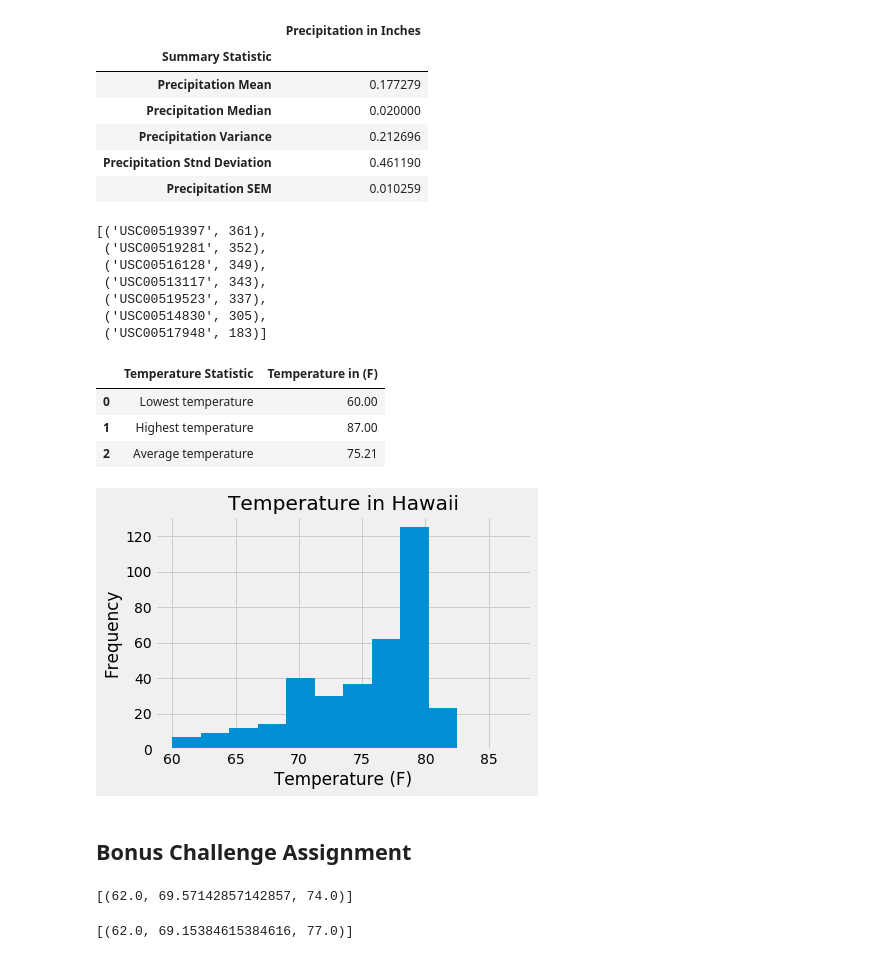
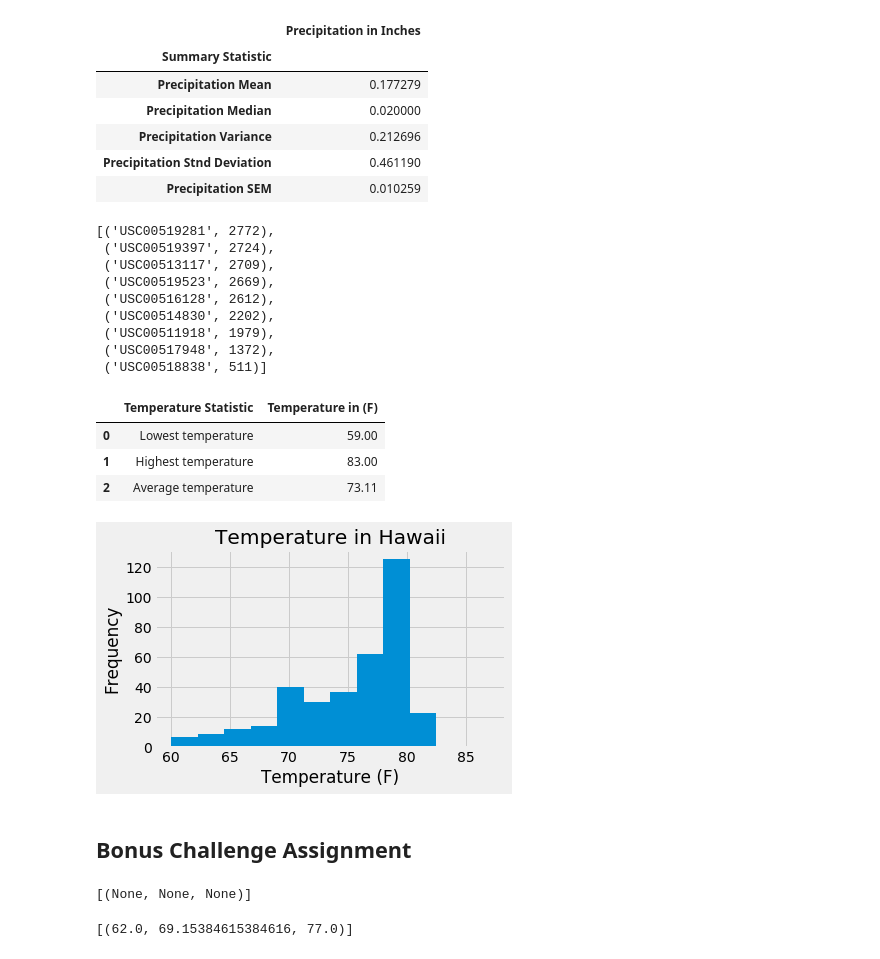
Before and after one commit to jeremyhamley/sqlalchemy-challenge, a Jupyter notebook: sqlalchemy_hawaii.ipynb, the cells around one changed output. Saved outputs shown, nothing was run; the diff lists cells and outputs as text; code cells hidden in the pictures.

```diff
--- a/sqlalchemy_hawaii.ipynb
+++ b/sqlalchemy_hawaii.ipynb
@@ -126,33 +125,33 @@ summary_stats_df
 # List the stations and the observation counts in descending order.
 
 session.query((Measurement.station), func.count(Measurement.station).label('station_count')).\
-    filter (date_filter).\
     group_by(Measurement.station).\
     order_by(desc('station_count')).all()
 # %% [output]
-[('USC00519397', 361),
- ('USC00519281', 352),
- ('USC00516128', 349),
- ('USC00513117', 343),
- ('USC00519523', 337),
- ('USC00514830', 305),
- ('USC00517948', 183)]
+[('USC00519281', 2772),
+ ('USC00519397', 2724),
+ ('USC00513117', 2709),
+ ('USC00519523', 2669),
+ ('USC00516128', 2612),
+ ('USC00514830', 2202),
+ ('USC00511918', 1979),
+ ('USC00517948', 1372),
+ ('USC00518838', 511)]
 # %%
-# Using the station id from the previous query, calculate the lowest temperature recorded,
-# highest temperature recorded, and average temperature of the most active station?
-station_filter = Measurement.station == 'USC00519397'
+# Using the most active station id from the previous query, calculate the lowest temperature recorded,
+# highest temperature recorded, and average temperature for the last 12 months within the database
+station_filter = Measurement.station == 'USC00519281'
 
-min_temp = session.query(func.min(Measurement.tobs)).filter(station_filter).filter(date_filter).all()
-max_temp = session.query(func.max(Measurement.tobs)).filter(station_filter).filter(date_filter).all()
-avg_temp = session.query(func.avg(Measurement.tobs)).filter(station_filter).filter(date_filter).all()
+temp_results = session.query(func.min(Measurement.tobs), func.max(Measurement.tobs), func.avg(Measurement.tobs)).\
+    filter(station_filter).filter(date_filter).all()
 
-min_t= [temp[0] for temp in min_temp]
+min_t= [temp[0] for temp in temp_results]
 min_t= min_t[0]
 
-max_t= [temp[0] for temp in max_temp]
+max_t= [temp[1] for temp in temp_results]
 max_t= max_t[0]
 
-avg_t= [temp[0] for temp in avg_temp]
+avg_t= [temp[2] for temp in temp_results]
 avg_t= round(avg_t[0],2)
 
 temp_stats_df = pd.DataFrame({"Temperature Statistic": ["Lowest temperature", "Highest temperature", "Average temperature"],
@@ -161,26 +160,27 @@ temp_stats_df = pd.DataFrame({"Temperature Statistic": ["Lowest temperature", "H
 temp_stats_df
 # %% [output]
 |  | Temperature Statistic | Temperature in (F) |
-| 0 | Lowest temperature | 60.00 |
-| 1 | Highest temperature | 87.00 |
-| 2 | Average temperature | 75.21 |
+| 0 | Lowest temperature | 59.00 |
+| 1 | Highest temperature | 83.00 |
+| 2 | Average temperature | 73.11 |
 # %%
 # Choose the station with the highest number of temperature observations.
 # Query the last 12 months of temperature observation data for this station and plot the results as a histogram
 temp_list = []
 
 
 last_year_temp = session.query(Measurement.tobs).filter(station_filter).filter(date_filter).all()
 for temps in last_year_temp:
     temp_list.append(temps[0])
 
 plt.hist(temp_list, 12)
 plt.title('Temperature in Hawaii')
 plt.xlabel('Temperature (F)')
 plt.ylabel('Frequency')
+plt.tight_layout()
 plt.show()
 # %% [output]
-[figure, old version]
+[figure, new version]
 # %% [markdown]
 ## Bonus Challenge Assignment
 # %%
@@ -201,9 +201,9 @@ def calc_temps(start_date, end_date):
         filter(Measurement.date >= start_date).filter(Measurement.date <= end_date).all()
 
 # function usage example
-print(calc_temps('2012-02-28', '2012-03-05'))
+print(calc_temps('hi', 'hello'))
 # %% [output]
-[(62.0, 69.57142857142857, 74.0)]
+[(None, None, None)]
 # %%
 # Use your previous function `calc_temps` to calculate the tmin, tavg, and tmax
 # for your trip using the previous year's data for those same dates.
```
Also changed, not shown: parts of 3 cells of this notebook, 1 other file.
